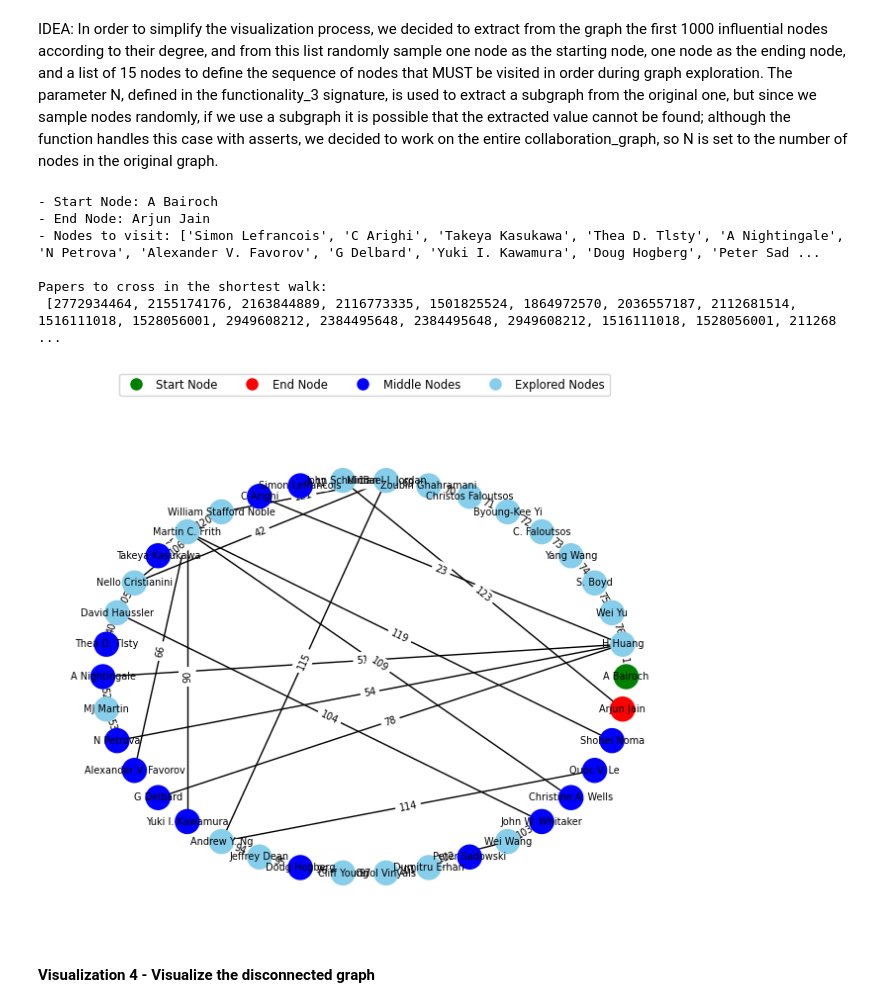
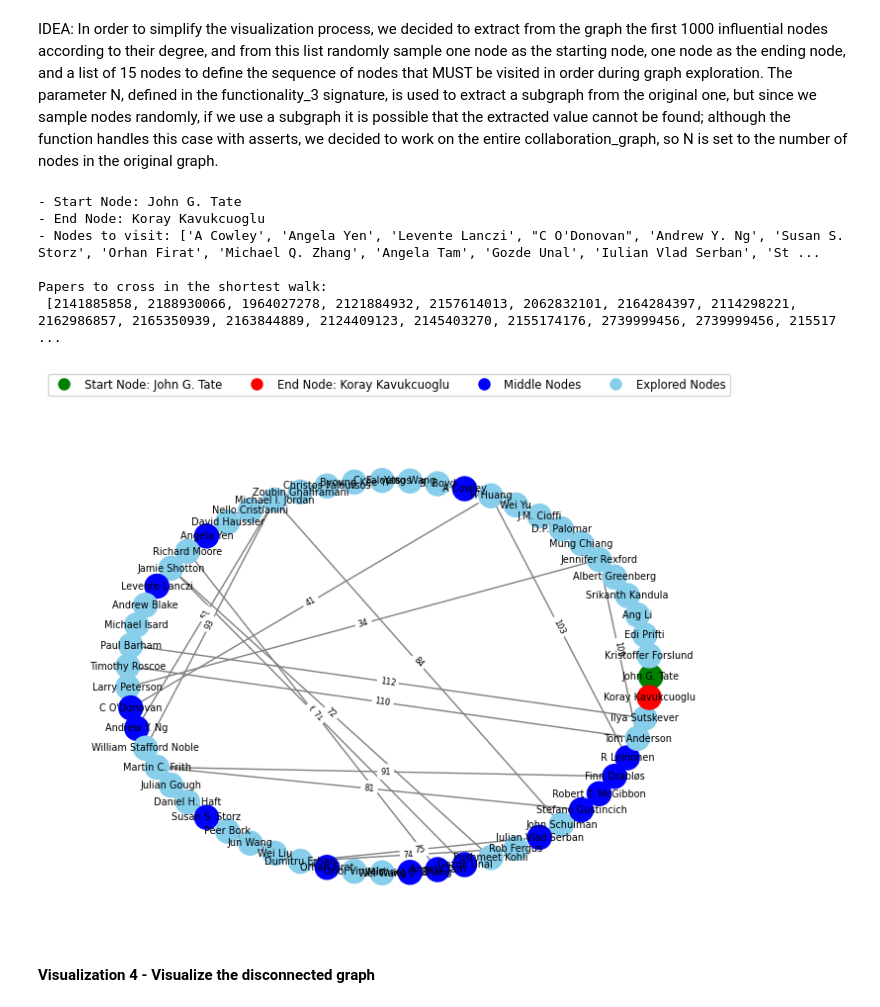
Before and after one commit to Marioiacobelli/ADM-HW5, a Jupyter notebook: hw5.ipynb, the cells around one changed output. Cells and saved outputs as stored; diff of their text form; code cells hidden in the pictures.

```diff
--- a/hw5.ipynb
+++ b/hw5.ipynb
@@ -447,7 +447,7 @@ def functionality_3(graph, list_nodes, start, end, N):
     assert all(node in graph.nodes for node in list_nodes), "Not all nodes in the input list are found in the graph."
 
     # Extract the top N authors and create a subgraph of the collaboration graph
-    top_N_authors = sorted(collaboration_graph.degree, key=lambda x: x[1], reverse=True)[:N]
+    top_N_authors = sorted(graph.degree, key=lambda x: x[1], reverse=True)[:N]
     top_N_nodes = [author[0] for author in top_N_authors]
     graph = graph.subgraph(top_N_nodes)
 
@@ -748,6 +793,8 @@ table2
 IDEA: In order to simplify the visualization process, we decided to extract from the graph the first 1000 influential nodes according to their degree, and from this list randomly sample one node as the starting node, one node as the ending node, and a list of 15 nodes to define the sequence of nodes that MUST be visited in order during graph exploration.
 The parameter N, defined in the functionality_3 signature, is used to extract a subgraph from the original one, but since we sample nodes randomly, if we use a subgraph it is possible that the extracted value cannot be found; although the function handles this case with asserts, we decided to work on the entire collaboration_graph, so N is set to the number of nodes in the original graph.
 # %%
+import random
+
 # Find the N nodes with greater degree
 N = 1000
 top_N_nodes = sorted(collaboration_graph.degree, key=lambda x: x[1], reverse=True)[:N]
@@ -783,41 +830,41 @@ else: # if the path exists
     graph = nx.Graph()
     for idx in range(len(nodes_path) - 1):
         graph.add_edge(nodes_path[idx], nodes_path[idx + 1])
 
     # define a layout for the graph plot
     pos = nx.circular_layout(graph)
 
     # Color nodes: green for start node, red for end node, blue for nodes to visit, skyblue for other nodes explored
     node_colors = [
         'green' if node == initial_node else
         'red' if node == end_node else
         'blue' if node in authors_sequence else
         'skyblue' for node in graph.nodes
     ]
 
     # Visualize the graph with sequential numbers on edges and colored nodes
-    nx.draw(graph, pos=pos, with_labels=True, font_size=7, font_color='black', node_size=300, node_color=node_colors)
+    nx.draw(graph, pos=pos, with_labels=True, font_size=7, font_color='black', node_size=300, node_color=node_colors, edge_color="gray")
 
     # Annotate edges with sequential numbers to show the visiting order
     edge_labels = {(nodes_path[idx], nodes_path[idx + 1]): idx + 1 for idx in range(len(nodes_path) - 1)}
-    nx.draw_networkx_edge_labels(graph, pos=pos, edge_labels=edge_labels, font_color='black', font_size=7)
+    nx.draw_networkx_edge_labels(graph, pos=pos, edge_labels=edge_labels, font_color='black', font_size=6)
 
 
     # Create a legend in the plot
-    legend_labels = ['Start Node', 'End Node', 'Middle Nodes', 'Explored Nodes']
+    legend_labels = [f'Start Node: {initial_node}', f'End Node: {end_node}', 'Middle Nodes', 'Explored Nodes']
     legend_colors = ['green', 'red', 'blue', 'skyblue']
     legend_handles = [plt.Line2D([0], [0], marker='o', color='w', label=label, markerfacecolor=color, markersize=10) for label, color in zip(legend_labels, legend_colors)]
     plt.legend(handles=legend_handles, loc='upper center', bbox_to_anchor=(0.5, 1.15), ncol=len(legend_labels), fontsize='small')
 
     plt.show()
 # %% [output]
-- Start Node: A Bairoch
-- End Node: Arjun Jain
-- Nodes to visit: ['Simon Lefrancois', 'C Arighi', 'Takeya Kasukawa', 'Thea D. Tlsty', 'A Nightingale', 'N Petrova', 'Alexander V. Favorov', 'G Delbard', 'Yuki I. Kawamura', 'Doug Hogberg', 'Peter Sad ...
+- Start Node: John G. Tate
+- End Node: Koray Kavukcuoglu
+- Nodes to visit: ['A Cowley', 'Angela Yen', 'Levente Lanczi', "C O'Donovan", 'Andrew Y. Ng', 'Susan S. Storz', 'Orhan Firat', 'Michael Q. Zhang', 'Angela Tam', 'Gozde Unal', 'Iulian Vlad Serban', 'St ...
 
 Papers to cross in the shortest walk:
- [2772934464, 2155174176, 2163844889, 2116773335, 1501825524, 1864972570, 2036557187, 2112681514, 1516111018, 1528056001, 2949608212, 2384495648, 2384495648, 2949608212, 1516111018, 1528056001, 211268 ...
+ [2141885858, 2188930066, 1964027278, 2121884932, 2157614013, 2062832101, 2164284397, 2114298221, 2162986857, 2165350939, 2163844889, 2124409123, 2145403270, 2155174176, 2739999456, 2739999456, 215517 ...
-[figure, old version]
+[figure, new version]
 # %% [markdown]
 #### Visualization 4 - Visualize the disconnected graph
 # %% [markdown]
```
Also changed, not shown: parts of 25 cells of this notebook.
